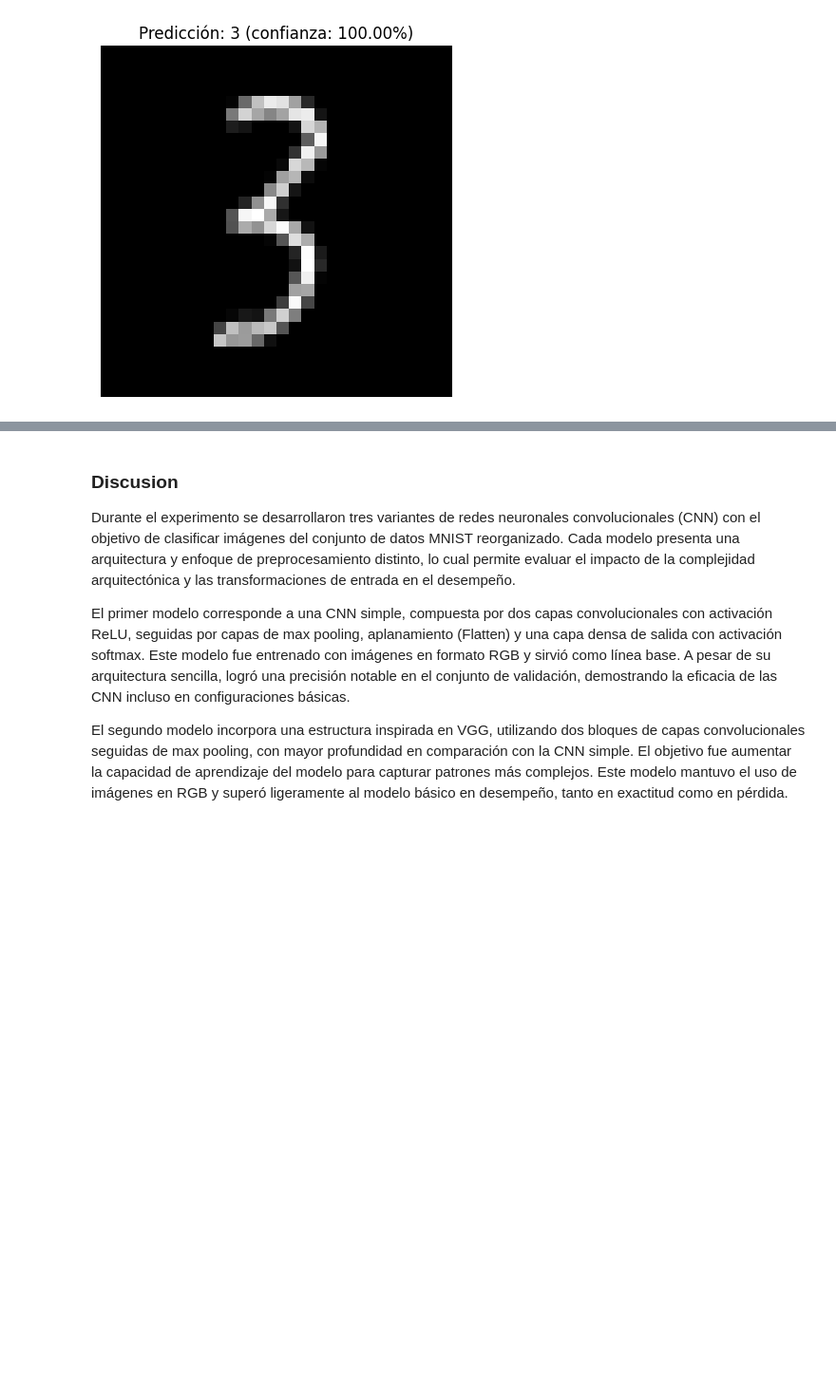
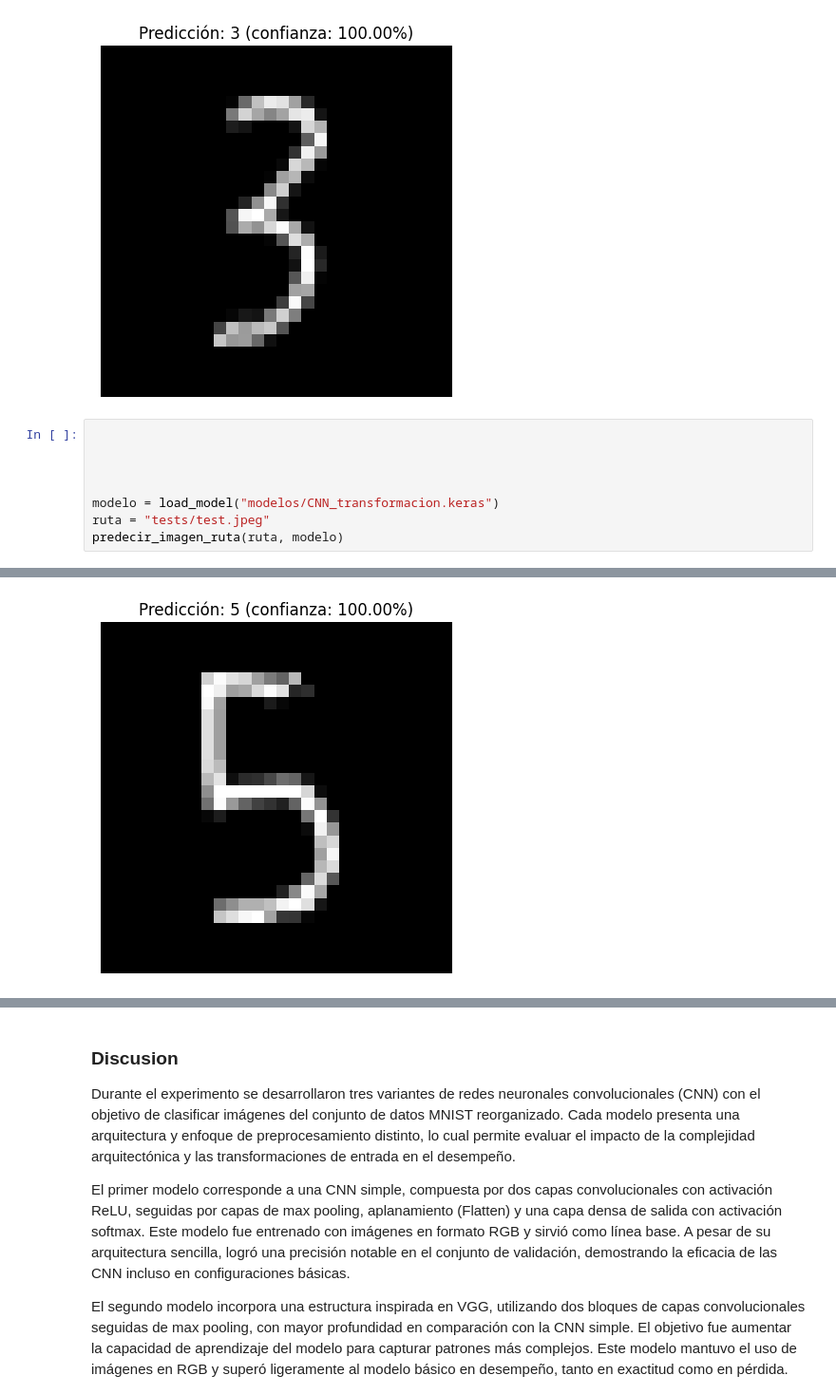
Before and after one commit to JPS4321/lab3_datascience, a Jupyter notebook: Lab3.ipynb, the cells around one changed output, grey strips where cells are left out. Shown at 95% size. Cells and saved outputs as stored; diff of their text form; blank space fills up the shorter version.

Commit message:
feat: 5 numbers test

```diff
--- a/Lab3.ipynb
+++ b/Lab3.ipynb
@@ -850,3 +851,12 @@ predecir_imagen_ruta(ruta, modelo)
 # %% [output]
 1/1 ━━━━━━━━━━━━━━━━━━━━ 0s 56ms/step
 [figure]
+# %%
+
+
+
+
+modelo = load_model("modelos/CNN_transformacion.keras")
+ruta = "tests/test.jpeg"
+predecir_imagen_ruta(ruta, modelo)
+# %% [output]
@@ -852,0 +865 @@ predecir_imagen_ruta(ruta, modelo)
+[figure, added]
```
Also changed, not shown: parts of 6 cells of this notebook, 3 other files.
